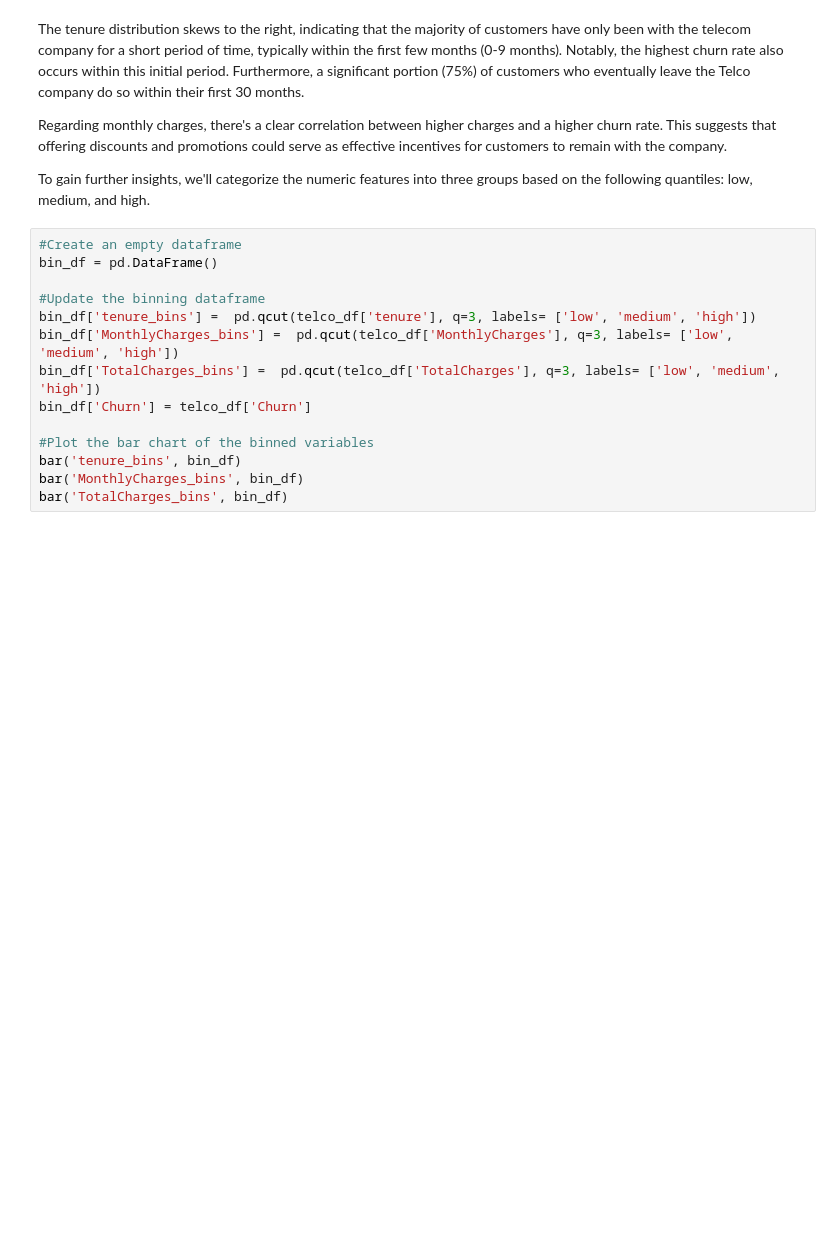
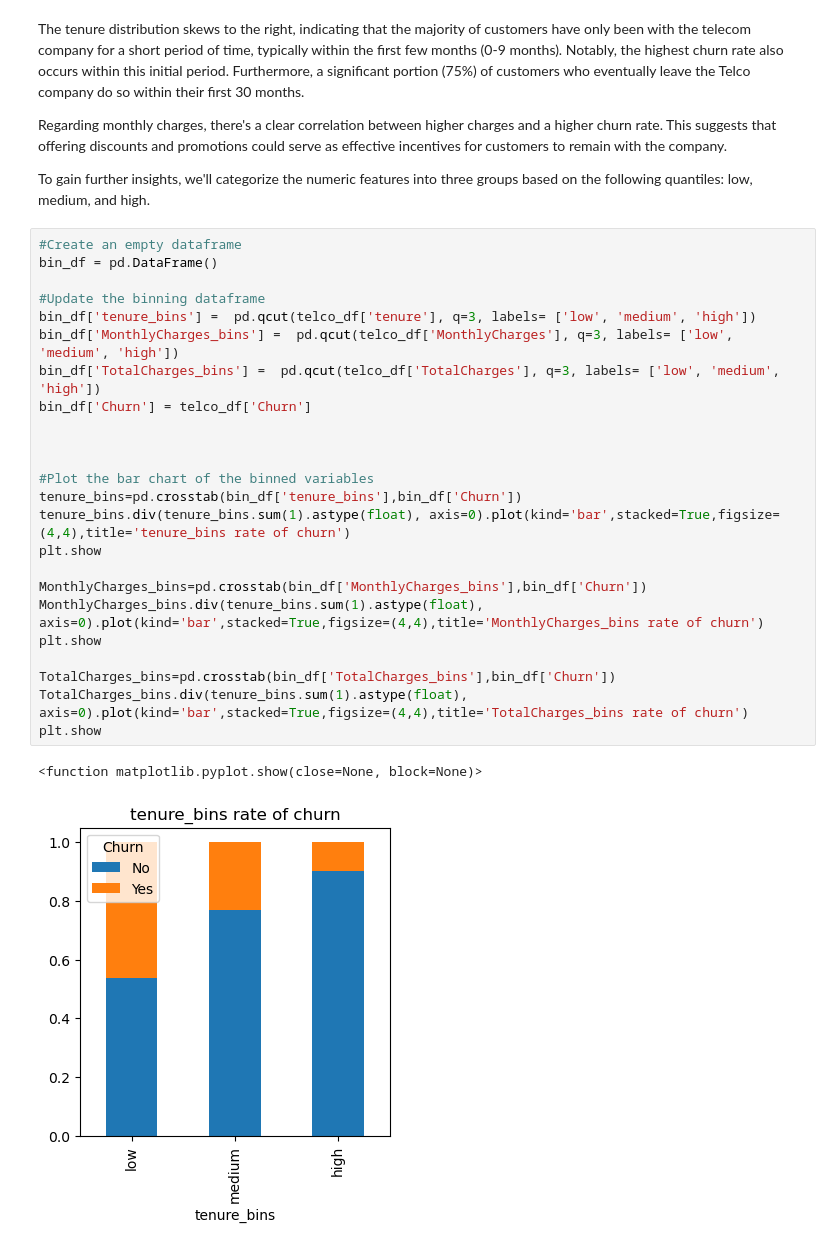
Before and after one commit to JustinGibbon/Churn_Prediction, a Jupyter notebook: Project2.ipynb, the cells around one changed output. Saved outputs shown, nothing was run; the diff lists cells and outputs as text; blank space fills up the shorter version.

```diff
--- a/Project2.ipynb
+++ b/Project2.ipynb
@@ -244,14 +244,27 @@ To gain further insights, we'll categorize the numeric features into three group
 # %%
 #Create an empty dataframe
 bin_df = pd.DataFrame()
 
 #Update the binning dataframe
 bin_df['tenure_bins'] =  pd.qcut(telco_df['tenure'], q=3, labels= ['low', 'medium', 'high'])
 bin_df['MonthlyCharges_bins'] =  pd.qcut(telco_df['MonthlyCharges'], q=3, labels= ['low', 'medium', 'high'])
 bin_df['TotalCharges_bins'] =  pd.qcut(telco_df['TotalCharges'], q=3, labels= ['low', 'medium', 'high'])
 bin_df['Churn'] = telco_df['Churn']
 
+
+
 #Plot the bar chart of the binned variables
-bar('tenure_bins', bin_df)
-bar('MonthlyCharges_bins', bin_df)
-bar('TotalCharges_bins', bin_df)
+tenure_bins=pd.crosstab(bin_df['tenure_bins'],bin_df['Churn'])
+tenure_bins.div(tenure_bins.sum(1).astype(float), axis=0).plot(kind='bar',stacked=True,figsize=(4,4),title='tenure_bins rate of churn')
+plt.show
+
+MonthlyCharges_bins=pd.crosstab(bin_df['MonthlyCharges_bins'],bin_df['Churn'])
+MonthlyCharges_bins.div(tenure_bins.sum(1).astype(float), axis=0).plot(kind='bar',stacked=True,figsize=(4,4),title='MonthlyCharges_bins rate of churn')
+plt.show
+
+TotalCharges_bins=pd.crosstab(bin_df['TotalCharges_bins'],bin_df['Churn'])
+TotalCharges_bins.div(tenure_bins.sum(1).astype(float), axis=0).plot(kind='bar',stacked=True,figsize=(4,4),title='TotalCharges_bins rate of churn')
+plt.show
+# %% [output]
+<function matplotlib.pyplot.show(close=None, block=None)>
+[figure, added]
```
Also changed, not shown: parts of 16 cells of this notebook.
